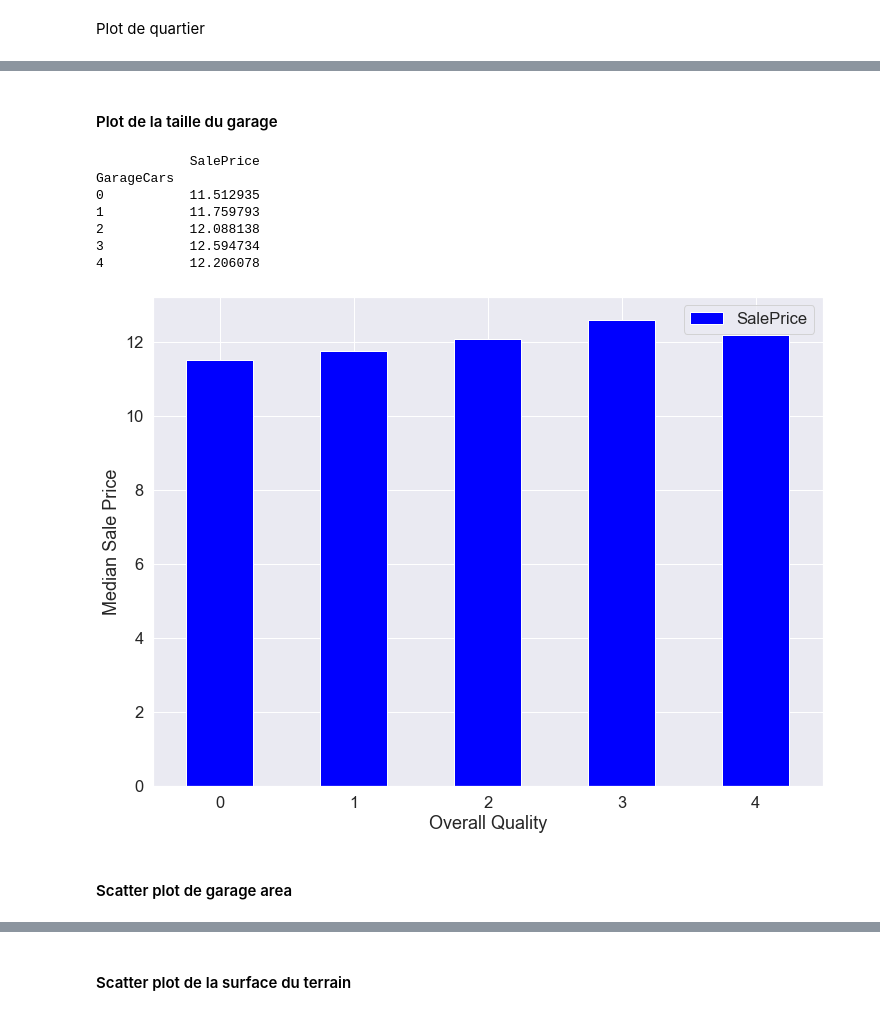
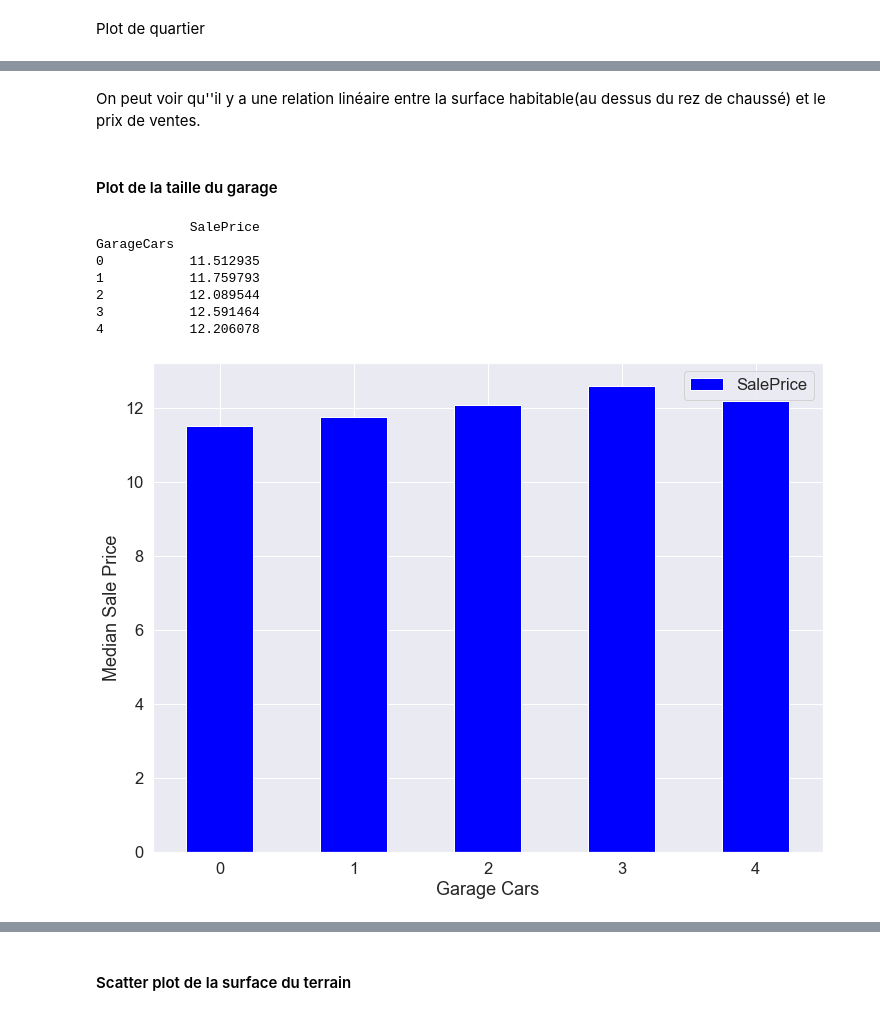
Before and after one commit to freya-git/LAVA, a Jupyter notebook: CRISP-DM_Template.ipynb, the cells around one changed output, grey strips where cells are left out. Saved outputs shown, nothing was run; the diff lists cells and outputs as text; code cells hidden in the pictures.

```diff
--- a/CRISP-DM_Template.ipynb
+++ b/CRISP-DM_Template.ipynb
@@ -672,0 +644,4 @@ Neighborhood_E
+# %%
+'''Drop observations where GrLivArea is greater than 4000 sq.ft'''
+train.drop(train[train.GrLivArea>4000].index, inplace = True)
+train.reset_index(drop = True, inplace = True)
@@ -673,23 +655,23 @@ Neighborhood_E
+# %% [markdown]
+On peut voir qu''il y a une relation linéaire entre la surface habitable(au dessus du rez de chaussé) et le prix de ventes.
 # %% [markdown]
 #### Plot de la taille du garage
 # %%
 quality_pivot = train.pivot_table(index='GarageCars',values='SalePrice', aggfunc=np.median)
 
 print(quality_pivot)
 
 quality_pivot.plot(kind='bar', color='blue')
-plt.xlabel('Overall Quality')
+plt.xlabel('Garage Cars')
 plt.ylabel('Median Sale Price')
 plt.xticks(rotation=0)
 plt.show()
 # %% [output]
             SalePrice
 GarageCars
 0           11.512935
 1           11.759793
-2           12.088138
-3           12.594734
+2           12.089544
+3           12.591464
 4           12.206078
-[figure, old version]
+[figure, new version]
-# %% [markdown]
-#### Scatter plot de garage area
```
Also changed, not shown: parts of 24 cells of this notebook.
